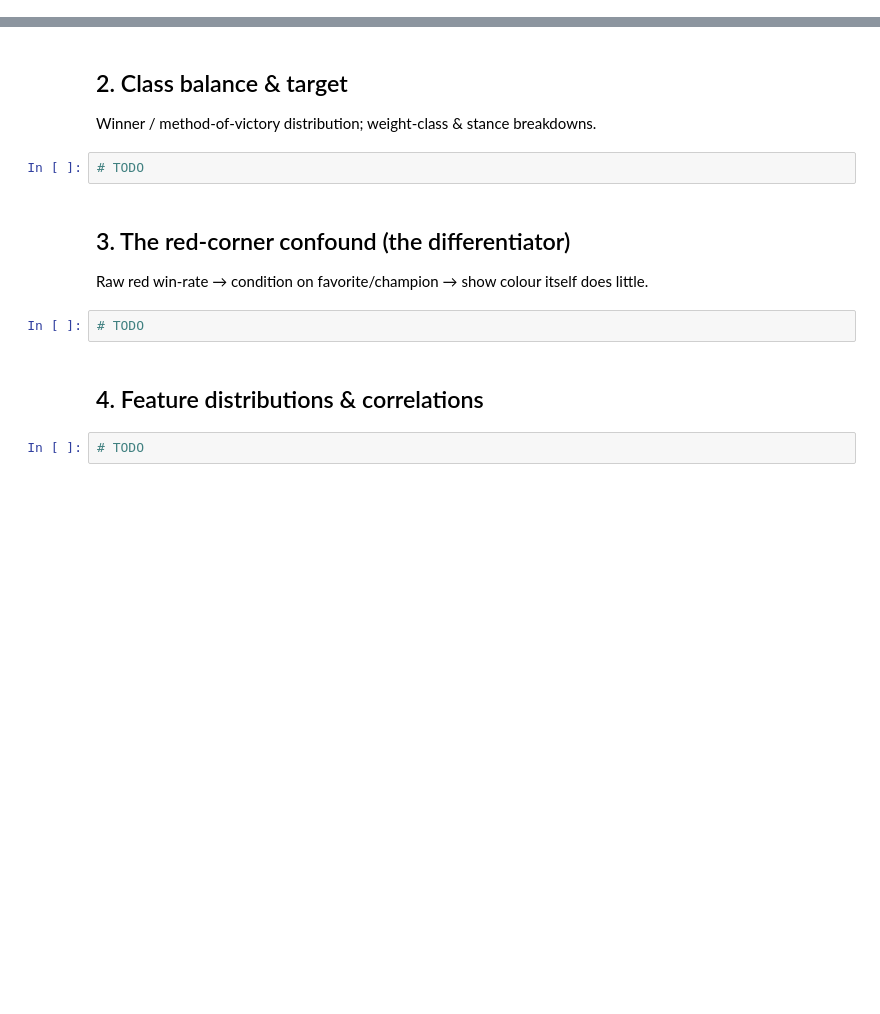
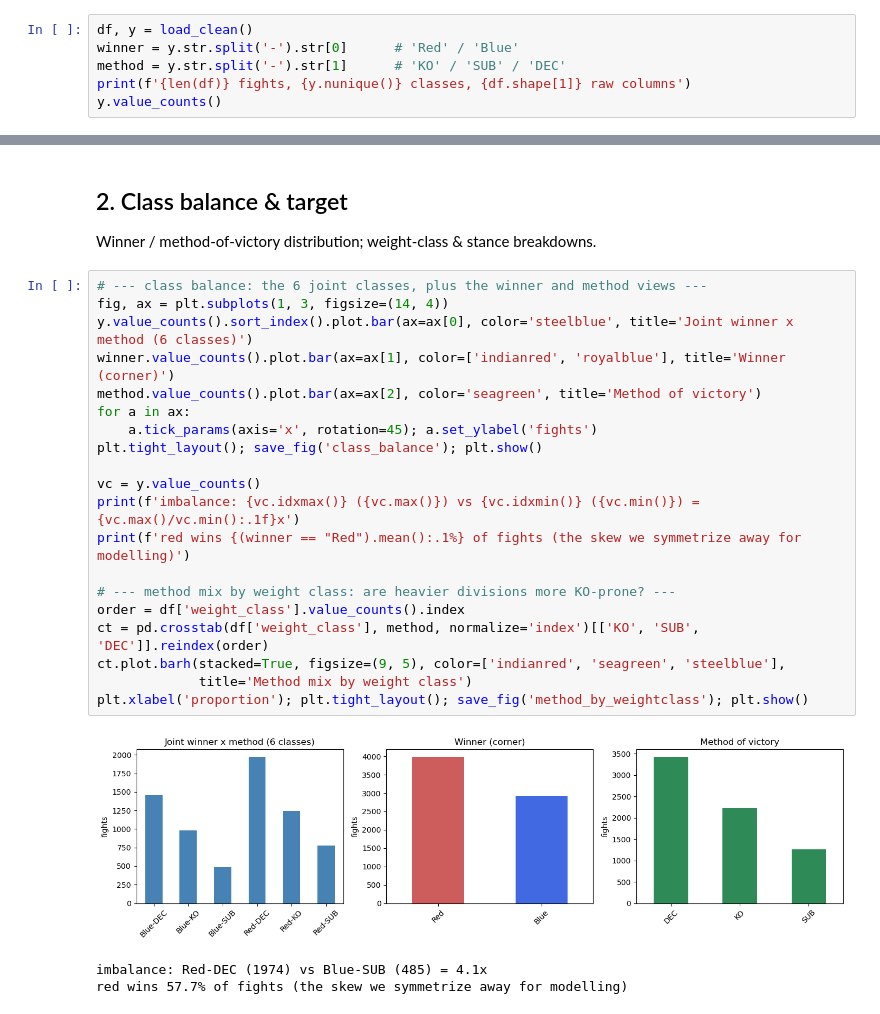
Before and after one commit to lcubrilo/PRML-Projekat, a Jupyter notebook: notebooks/01_eda.ipynb, the cells around one changed output, grey strips where cells are left out. Cells and saved outputs as stored; diff of their text form; blank space fills up the shorter version.

Commit message:
EDA c1-c3 + figures, fixed odds leak in features, report eda section, doc cleanup

```diff
--- a/notebooks/01_eda.ipynb
+++ b/notebooks/01_eda.ipynb
@@ -14,0 +15,6 @@ import numpy as np, pandas as pd, matplotlib.pyplot as plt
+# %%
+df, y = load_clean()
+winner = y.str.split('-').str[0]      # 'Red' / 'Blue'
+method = y.str.split('-').str[1]      # 'KO' / 'SUB' / 'DEC'
+print(f'{len(df)} fights, {y.nunique()} classes, {df.shape[1]} raw columns')
+y.value_counts()
@@ -15,14 +30,27 @@ import numpy as np, pandas as pd, matplotlib.pyplot as plt
 # %% [markdown]
 ## 2. Class balance & target
 Winner / method-of-victory distribution; weight-class & stance breakdowns.
-# %%
-# TODO
-# %% [markdown]
-## 3. The red-corner confound (the differentiator)
-Raw red win-rate → condition on favorite/champion → show colour itself does little.
-# %%
-# TODO
-# %% [markdown]
-## 4. Feature distributions & correlations
-# %%
-# TODO
+# %%
+# --- class balance: the 6 joint classes, plus the winner and method views ---
+fig, ax = plt.subplots(1, 3, figsize=(14, 4))
+y.value_counts().sort_index().plot.bar(ax=ax[0], color='steelblue', title='Joint winner x method (6 classes)')
+winner.value_counts().plot.bar(ax=ax[1], color=['indianred', 'royalblue'], title='Winner (corner)')
+method.value_counts().plot.bar(ax=ax[2], color='seagreen', title='Method of victory')
+for a in ax:
+    a.tick_params(axis='x', rotation=45); a.set_ylabel('fights')
+plt.tight_layout(); save_fig('class_balance'); plt.show()
+
+vc = y.value_counts()
+print(f'imbalance: {vc.idxmax()} ({vc.max()}) vs {vc.idxmin()} ({vc.min()}) = {vc.max()/vc.min():.1f}x')
+print(f'red wins {(winner == "Red").mean():.1%} of fights (the skew we symmetrize away for modelling)')
+
+# --- method mix by weight class: are heavier divisions more KO-prone? ---
+order = df['weight_class'].value_counts().index
+ct = pd.crosstab(df['weight_class'], method, normalize='index')[['KO', 'SUB', 'DEC']].reindex(order)
+ct.plot.barh(stacked=True, figsize=(9, 5), color=['indianred', 'seagreen', 'steelblue'],
+             title='Method mix by weight class')
+plt.xlabel('proportion'); plt.tight_layout(); save_fig('method_by_weightclass'); plt.show()
+# %% [output]
+[figure, added]
+imbalance: Red-DEC (1974) vs Blue-SUB (485) = 4.1x
+red wins 57.7% of fights (the skew we symmetrize away for modelling)
```
Also changed, not shown: parts of 12 cells of this notebook, 15 other files.
